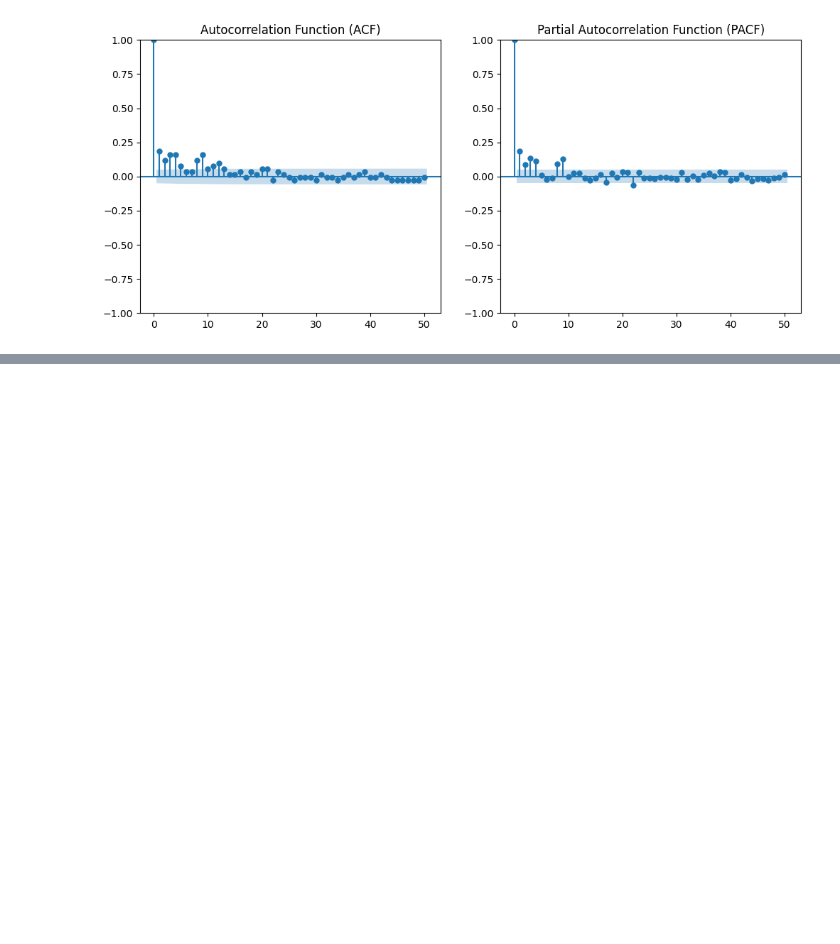
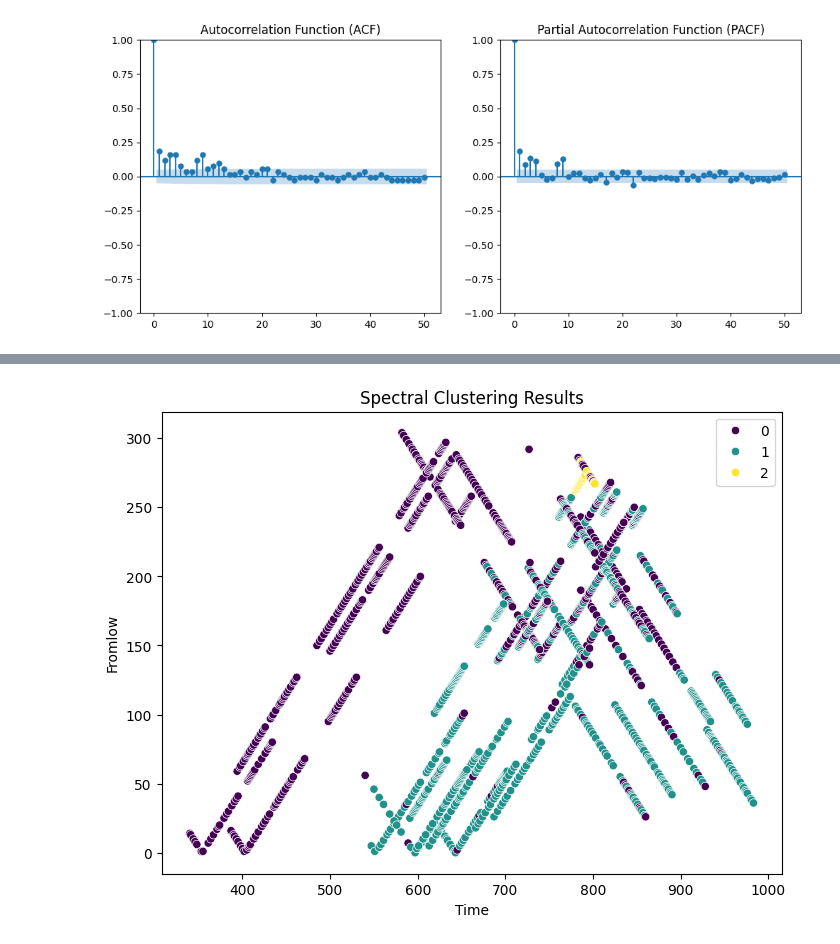
Before and after one commit to devender231/21BDS0044_DEVENDER, a Jupyter notebook: 21BDS0044.ipynb, the cells around one changed output, grey strips where cells are left out. Saved outputs shown, nothing was run; the diff lists cells and outputs as text; code cells hidden in the pictures; blank space fills up the shorter version.

```diff
--- a/21BDS0044.ipynb
+++ b/21BDS0044.ipynb
@@ -417,3 +421,7 @@ from scipy.cluster.hierarchy import dendrogram, linkage
 from sklearn.mixture import GaussianMixture
 from sklearn.preprocessing import StandardScaler
 import networkx as nx
+# %%
+# Standardize numerical data for clustering
+scaler = StandardScaler()
+scaled_data = scaler.fit_transform(data[num_cols])
@@ -419,0 +436,9 @@ import networkx as nx
+# %%
+# Scatter plot of Spectral Clustering results
+plt.figure(figsize=(8, 6))
+sns.scatterplot(x=data['Time'], y=data['Fromlow'], hue=data['Spectral_Cluster'], palette='viridis')
+plt.title("Spectral Clustering Results")
+plt.legend()
+plt.show()
+# %% [output]
+[figure, added]
```
Also changed, not shown: parts of 19 cells of this notebook.
